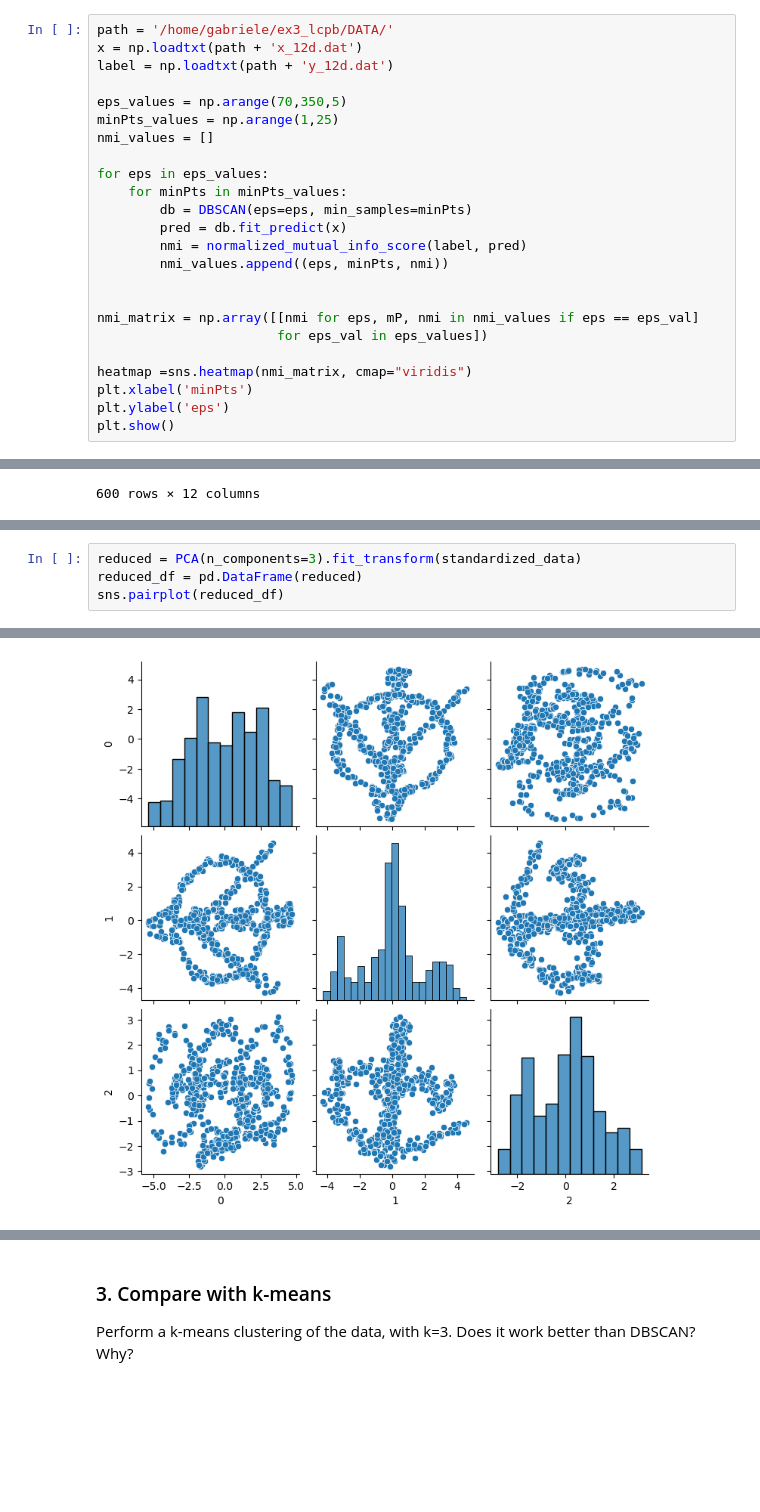
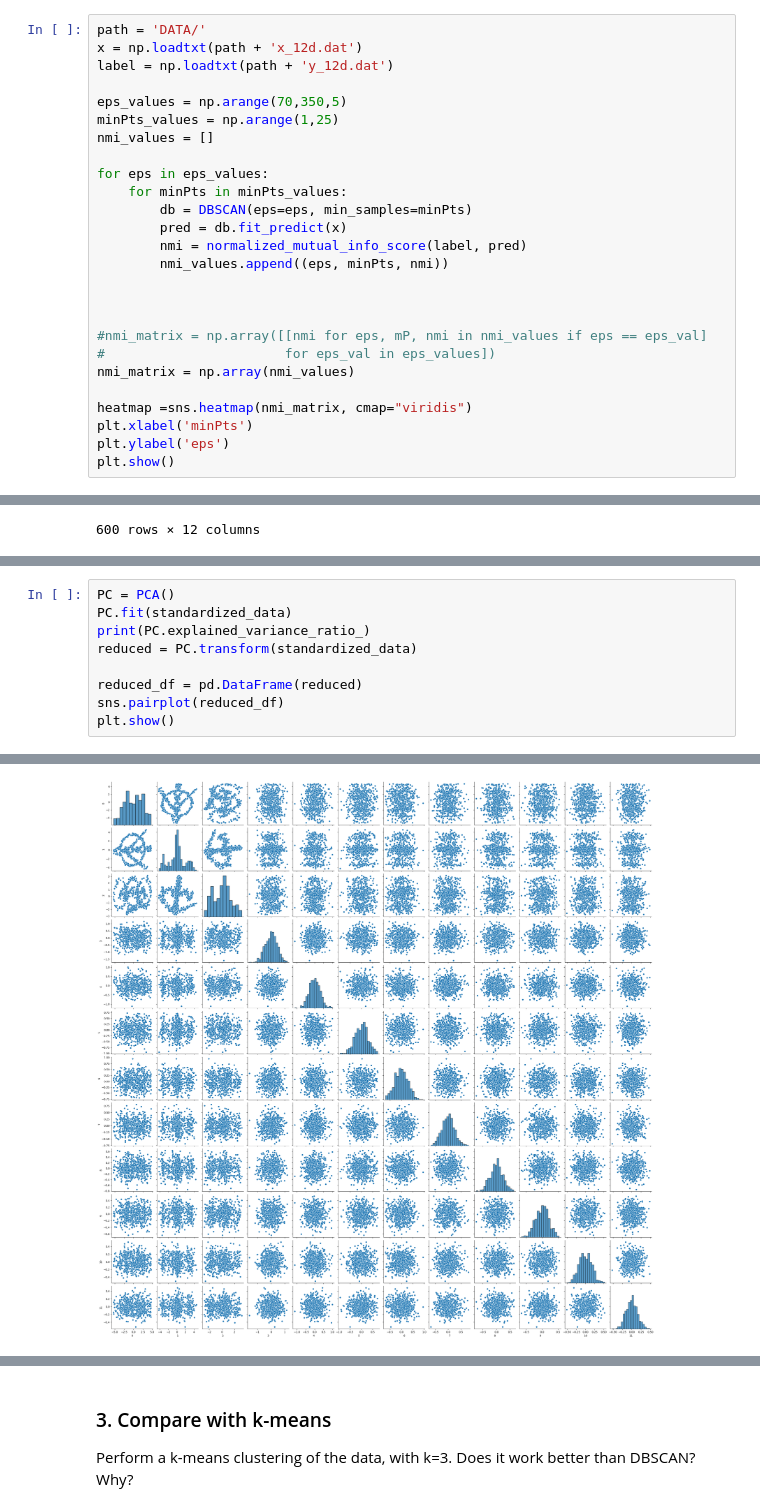
Before and after one commit to BelliLuigi/LCP-B, a Jupyter notebook: ex3/esercizio.ipynb, the cells around one changed output, grey strips where cells are left out. Drawn from its saved outputs; the diff is of its cells as text; blank space fills up the shorter version.

```diff
--- a/ex3/esercizio.ipynb
+++ b/ex3/esercizio.ipynb
@@ -25,5 +71,5 @@ relate to the ranked distances to the mP-th neighbor?
 # %%
-path = '/home/gabriele/ex3_lcpb/DATA/'
+path = 'DATA/'
 x = np.loadtxt(path + 'x_12d.dat')
 label = np.loadtxt(path + 'y_12d.dat')
 
@@ -39,8 +85,10 @@ for eps in eps_values:
         nmi_values.append((eps, minPts, nmi))
 
 
-nmi_matrix = np.array([[nmi for eps, mP, nmi in nmi_values if eps == eps_val]
-                       for eps_val in eps_values])
+
+#nmi_matrix = np.array([[nmi for eps, mP, nmi in nmi_values if eps == eps_val]
+#                       for eps_val in eps_values])
+nmi_matrix = np.array(nmi_values)
 
 heatmap =sns.heatmap(nmi_matrix, cmap="viridis")
 plt.xlabel('minPts')
@@ -129,5 +151,10 @@ plt.show()
 # %%
-reduced = PCA(n_components=3).fit_transform(standardized_data)
+PC = PCA()
+PC.fit(standardized_data)
+print(PC.explained_variance_ratio_)
+reduced = PC.transform(standardized_data)
+
 reduced_df = pd.DataFrame(reduced)
 sns.pairplot(reduced_df)
+plt.show()
 # %% [output]
@@ -135 +163 @@ sns.pairplot(reduced_df)
-[figure, old version]
+[figure, new version]
```
Also changed, not shown: parts of 8 cells of this notebook.
